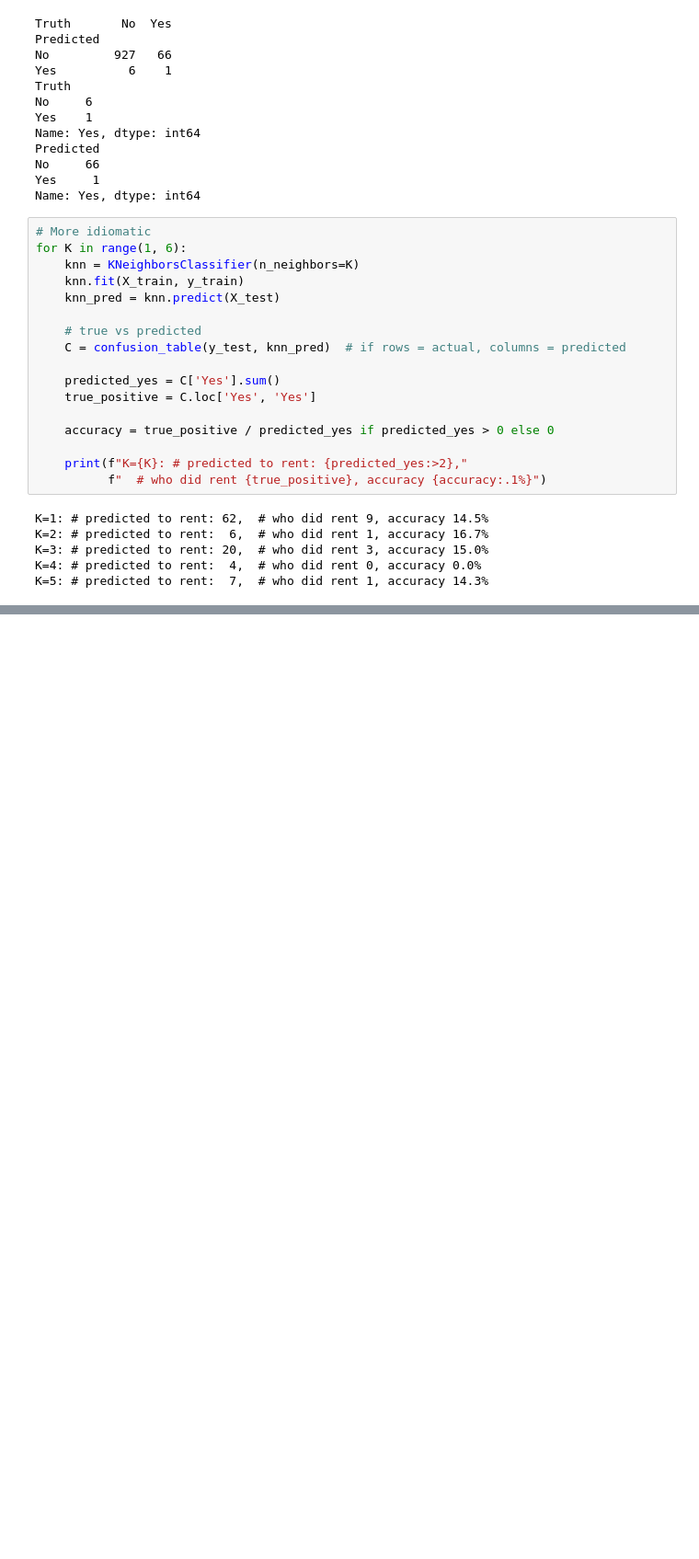
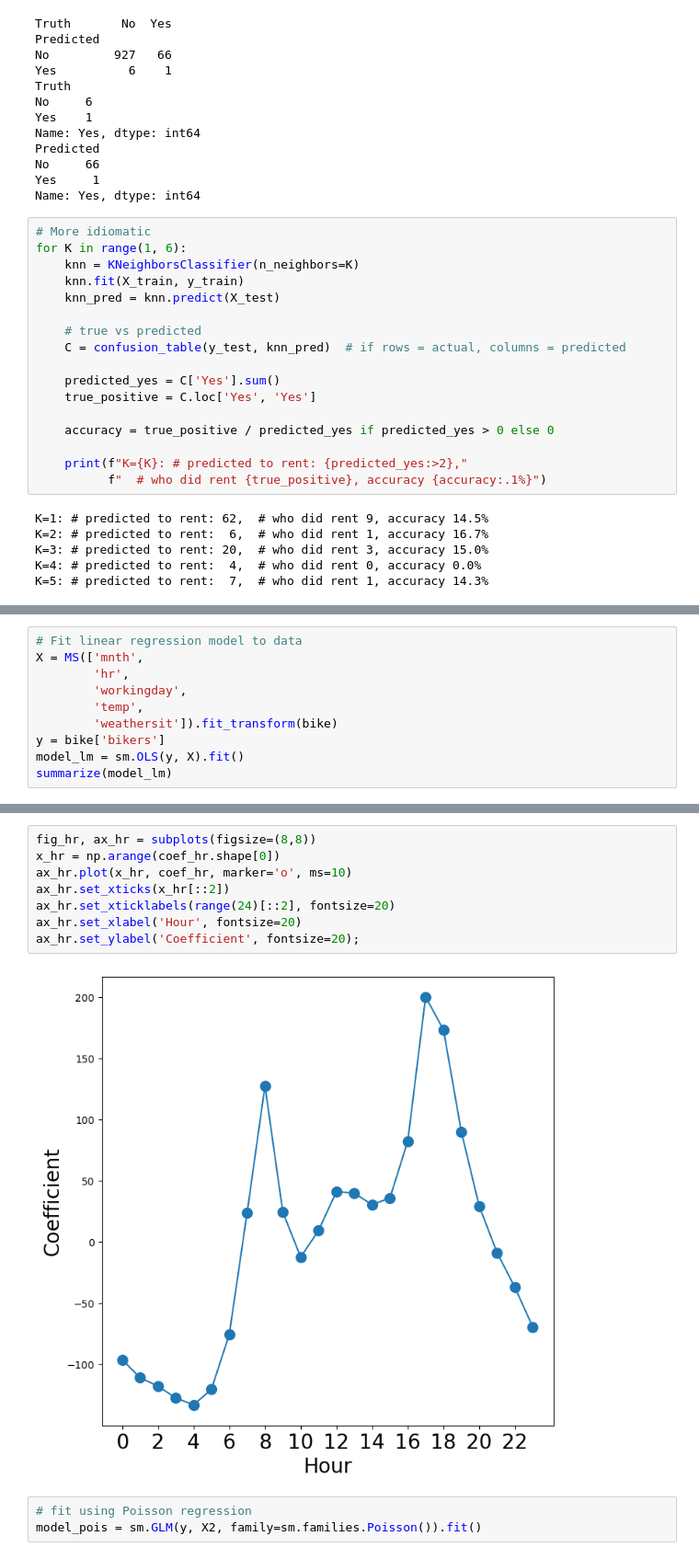
Before and after one commit to sachin80/ISLP_labs, a Jupyter notebook: Ch04-work.ipynb, the cells around one changed output, grey strips where cells are left out. Shown: that part at 92% size. Drawn from its saved outputs; the diff is of its cells as text; blank space fills up the shorter version.

```diff
--- a/Ch04-work.ipynb
+++ b/Ch04-work.ipynb
@@ -605,0 +651,10 @@ K=5: # predicted to rent:  7,  # who did rent 1, accuracy 14.3%
+# %%
+# Fit linear regression model to data
+X = MS(['mnth',
+        'hr',
+        'workingday',
+        'temp',
+        'weathersit']).fit_transform(bike)
+y = bike['bikers']
+model_lm = sm.OLS(y, X).fit()
+summarize(model_lm)
@@ -605,0 +857,13 @@ K=5: # predicted to rent:  7,  # who did rent 1, accuracy 14.3%
+# %%
+fig_hr, ax_hr = subplots(figsize=(8,8))
+x_hr = np.arange(coef_hr.shape[0])
+ax_hr.plot(x_hr, coef_hr, marker='o', ms=10)
+ax_hr.set_xticks(x_hr[::2])
+ax_hr.set_xticklabels(range(24)[::2], fontsize=20)
+ax_hr.set_xlabel('Hour', fontsize=20)
+ax_hr.set_ylabel('Coefficient', fontsize=20);
+# %% [output]
+[figure, added]
+# %%
+# fit using Poisson regression
+model_pois = sm.GLM(y, X2, family=sm.families.Poisson()).fit()
```
Also changed, not shown: parts of 25 cells of this notebook.
